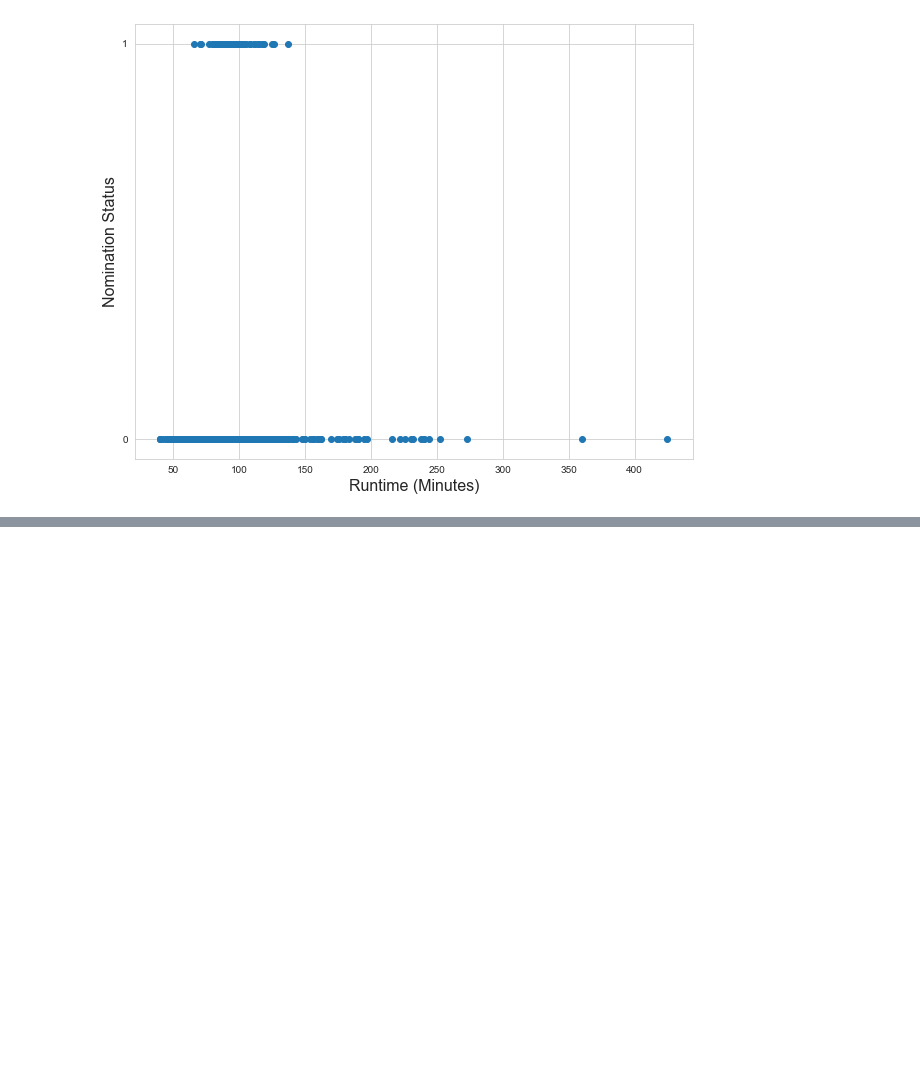
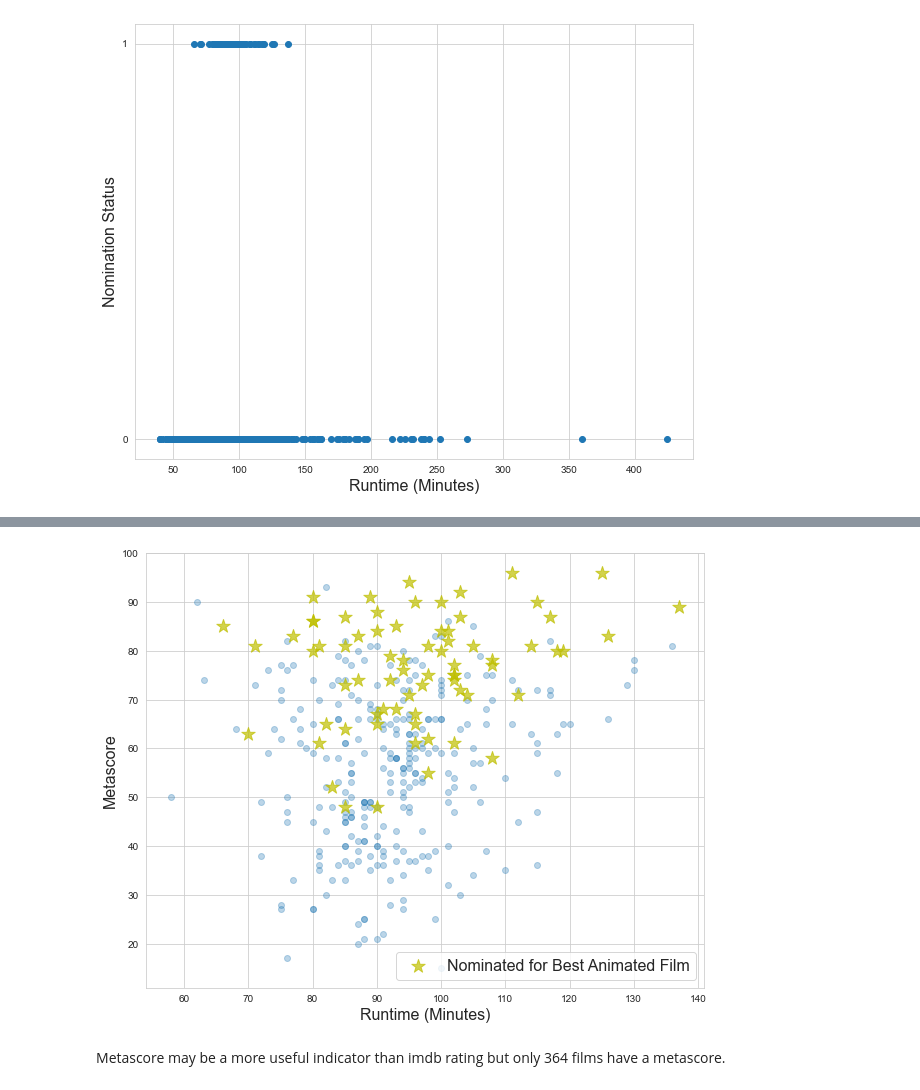
Before and after one commit to wrlaxboy151/may22-lunar-outpost, a Jupyter notebook: Data/Exploratory Data Analysis CDR.ipynb, the cells around one changed output, grey strips where cells are left out. Drawn from its saved outputs; the diff is of its cells as text; code cells hidden in the pictures; blank space fills up the shorter version.

```diff
--- a/Data/Exploratory Data Analysis CDR.ipynb
+++ b/Data/Exploratory Data Analysis CDR.ipynb
@@ -100,0 +175,19 @@ plt.show()
+# %%
+plt.figure(figsize=(10,8))
+
+plt.scatter(imdb_train['runtimes'].loc[imdb_train['is_nominee']==0],
+            imdb_train['metascore'].loc[imdb_train['is_nominee']==0], alpha=0.3)
+
+plt.scatter(imdb_train['runtimes'].loc[imdb_train['is_nominee']==1],
+            imdb_train['metascore'].loc[imdb_train['is_nominee']==1],
+            color='y', marker='*', s=200, label='Nominated for Best Animated Film',
+            alpha=0.7)
+
+plt.xlabel('Runtime (Minutes)', fontsize=16)
+plt.ylabel('Metascore', fontsize=16)
+plt.legend(fontsize=16)
+plt.show()
+# %% [output]
+[figure, added]
+# %% [markdown]
+Metascore may be a more useful indicator than imdb rating but only 364 films have a metascore.
```
Also changed, not shown: parts of 21 cells of this notebook.
